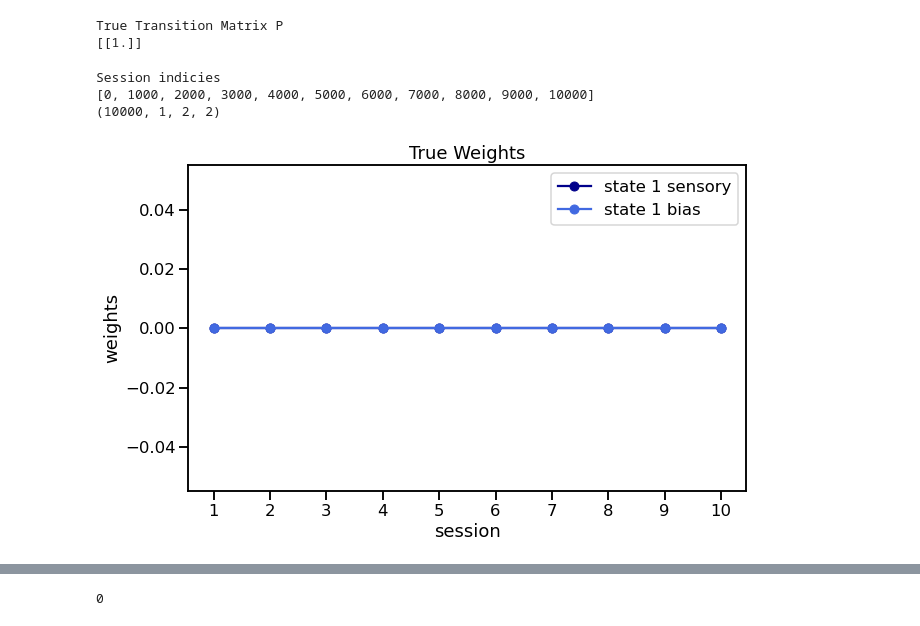
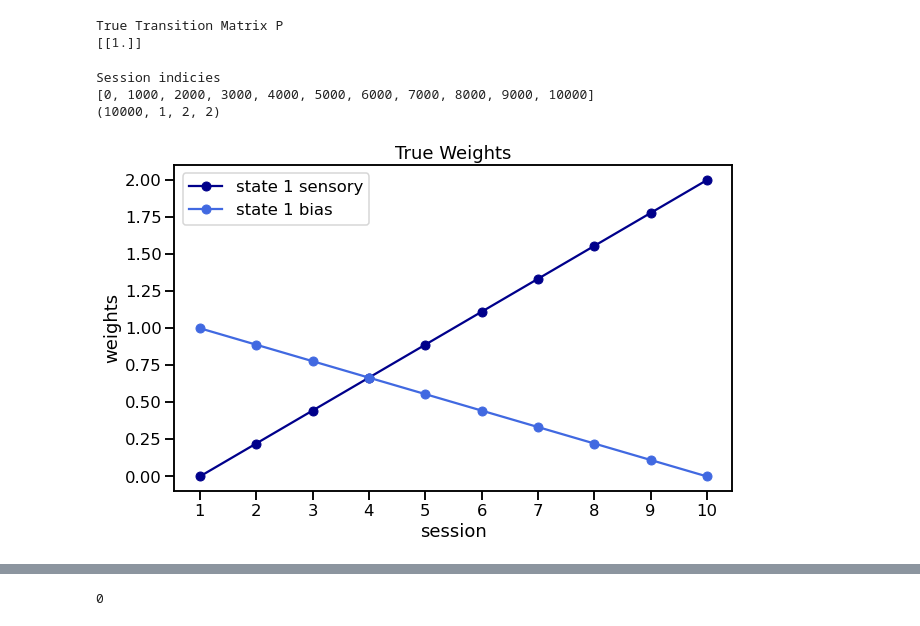
Before and after one commit to lenca56/Pillow_dGLM-HMM, a Jupyter notebook: code/M1_Simulated_one_state.ipynb, the cells around one changed output, grey strips where cells are left out. Drawn from its saved outputs; the diff is of its cells as text; code cells hidden in the pictures.

```diff
--- a/code/M1_Simulated_one_state.ipynb
+++ b/code/M1_Simulated_one_state.ipynb
@@ -32,26 +32,26 @@ True Transition Matrix P
 # %%
 # True Weights and Session Start Indices
 ourW = np.zeros((S,K,D))
 ourW[:,0,1] = np.linspace(0,2,S) # state 1 sensory (increasing)
 ourW[:,0,0] = np.linspace(1,0,S) # state 1 bias (decreasing)
 trueW = np.zeros((N,K,D,C))
 # change weight format to have session*trials points
 sessInd = []
 for sess in range(0,S):
     sessInd.append(sess*T)
     for t in range(0,T):
-        trueW[sess*T+t,:,:,0] = ourW[sess,:,:]
+        trueW[sess*T+t,:,:,1] = ourW[sess,:,:]
 sessInd.append(N)
 print("Session indicies")
 print(sessInd)
 fig, axes = plt.subplots(figsize=(10,6))
 plotting_weights(w=trueW, sessInd=sessInd, axes=axes, trueW=None, title='True Weights', save_fig=False)
 print(trueW.shape)
 # %% [output]
 Session indicies
 [0, 1000, 2000, 3000, 4000, 5000, 6000, 7000, 8000, 9000, 10000]
 (10000, 1, 2, 2)
-[figure, old version]
+[figure, new version]
 # %%
 dGLM_HMM = dglm_hmm1.dGLM_HMM1(N,K,D,C)
 
```
Also changed, not shown: parts of 4 cells of this notebook, 3 other files.
